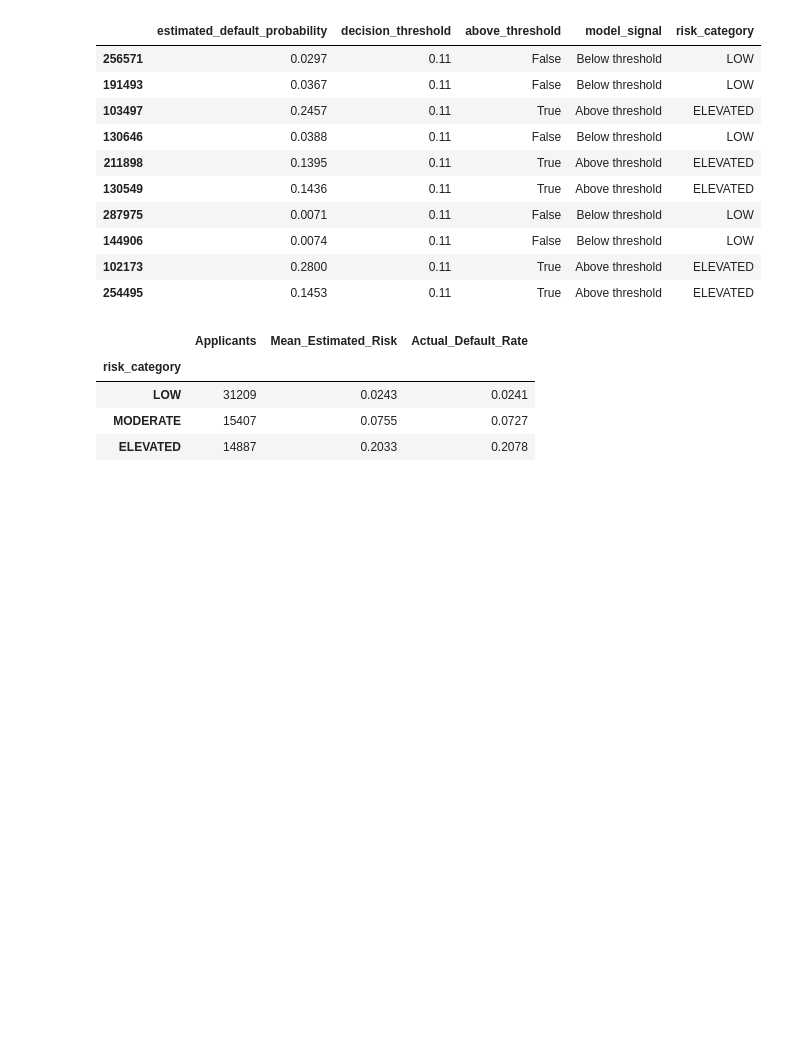
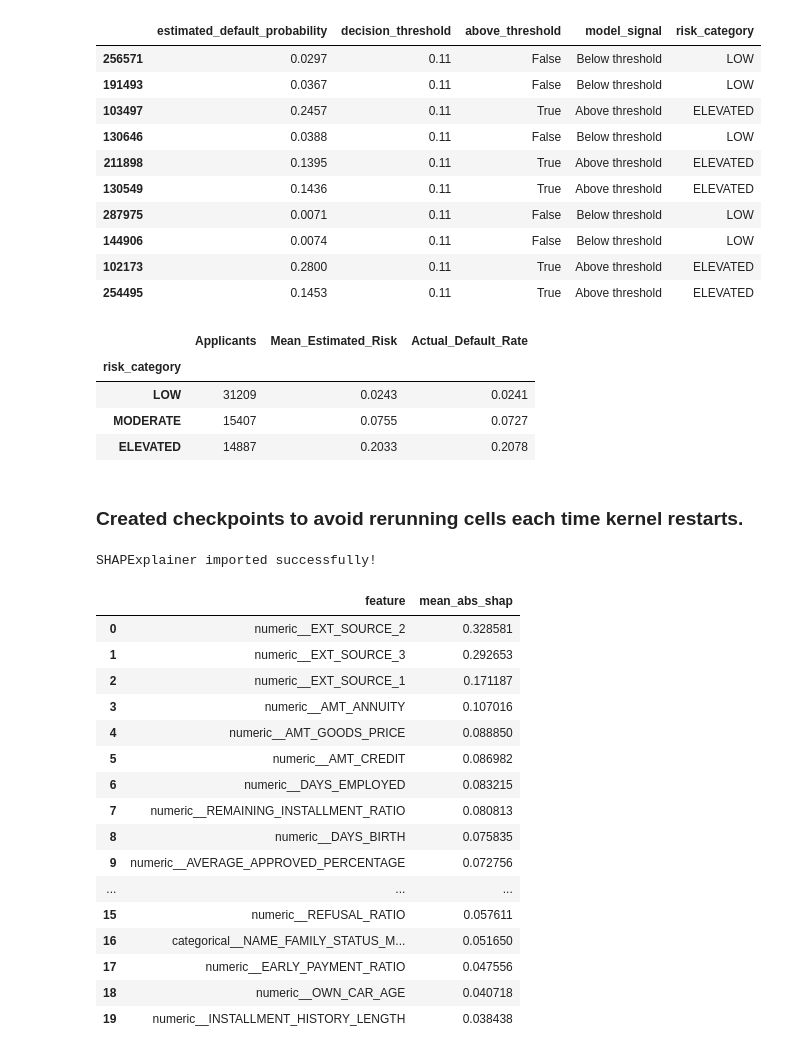
Before and after one commit to DevendraRaj58/Loan-Intelligence-Platform, a Jupyter notebook: notebooks/02_database_reverse_engineering.ipynb, the cells around one changed output. Saved outputs shown, nothing was run; the diff lists cells and outputs as text; code cells hidden in the pictures; blank space fills up the shorter version.

```diff
--- a/notebooks/02_database_reverse_engineering.ipynb
+++ b/notebooks/02_database_reverse_engineering.ipynb
@@ -2162,3 +2162,12 @@ risk_band_report.round(4)
 | LOW | 31209 | 0.0243 | 0.0241 |
 | MODERATE | 15407 | 0.0755 | 0.0727 |
 | ELEVATED | 14887 | 0.2033 | 0.2078 |
+# %% [markdown]
+### Created checkpoints to avoid rerunning cells each time kernel restarts.
+# %%
+
+from src.explainability.shap_explainer import SHAPExplainer
+
+print("SHAPExplainer imported successfully!")
+# %% [output]
+SHAPExplainer imported successfully!
@@ -2164,0 +2189,24 @@ risk_band_report.round(4)
+# %%
+# Get mean absolute SHAP importance
+shap_importance = shap_explainer.feature_importance()
+
+# Display the top 20 features
+display(shap_importance.head(20))
+# %% [output]
+|  | feature | mean_abs_shap |
+| 0 | numeric__EXT_SOURCE_2 | 0.328581 |
+| 1 | numeric__EXT_SOURCE_3 | 0.292653 |
+| 2 | numeric__EXT_SOURCE_1 | 0.171187 |
+| 3 | numeric__AMT_ANNUITY | 0.107016 |
+| 4 | numeric__AMT_GOODS_PRICE | 0.088850 |
+| 5 | numeric__AMT_CREDIT | 0.086982 |
+| 6 | numeric__DAYS_EMPLOYED | 0.083215 |
+| 7 | numeric__REMAINING_INSTALLMENT_RATIO | 0.080813 |
+| 8 | numeric__DAYS_BIRTH | 0.075835 |
+| 9 | numeric__AVERAGE_APPROVED_PERCENTAGE | 0.072756 |
+| ... | ... | ... |
+| 15 | numeric__REFUSAL_RATIO | 0.057611 |
+| 16 | categorical__NAME_FAMILY_STATUS_M... | 0.051650 |
+| 17 | numeric__EARLY_PAYMENT_RATIO | 0.047556 |
+| 18 | numeric__OWN_CAR_AGE | 0.040718 |
+| 19 | numeric__INSTALLMENT_HISTORY_LENGTH | 0.038438 |
```
Also changed, not shown: parts of 14 cells of this notebook.
